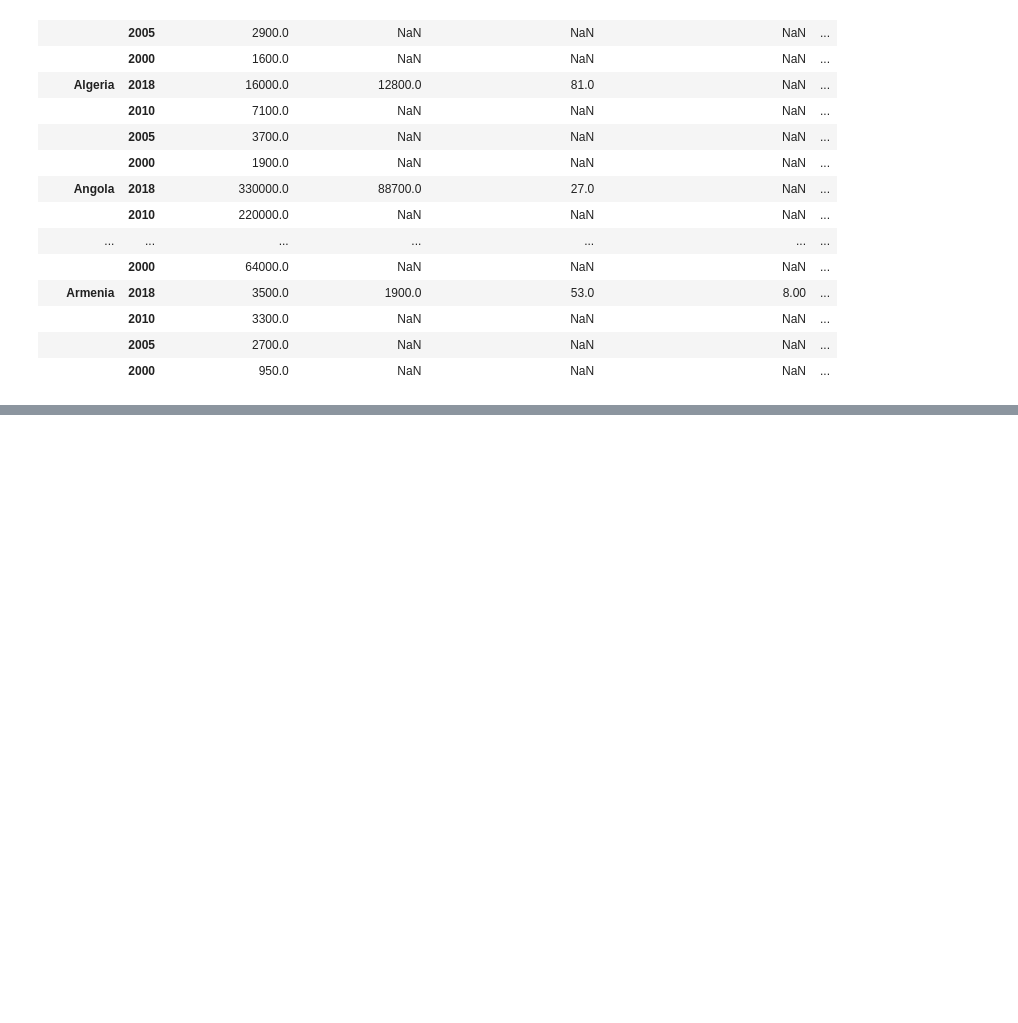
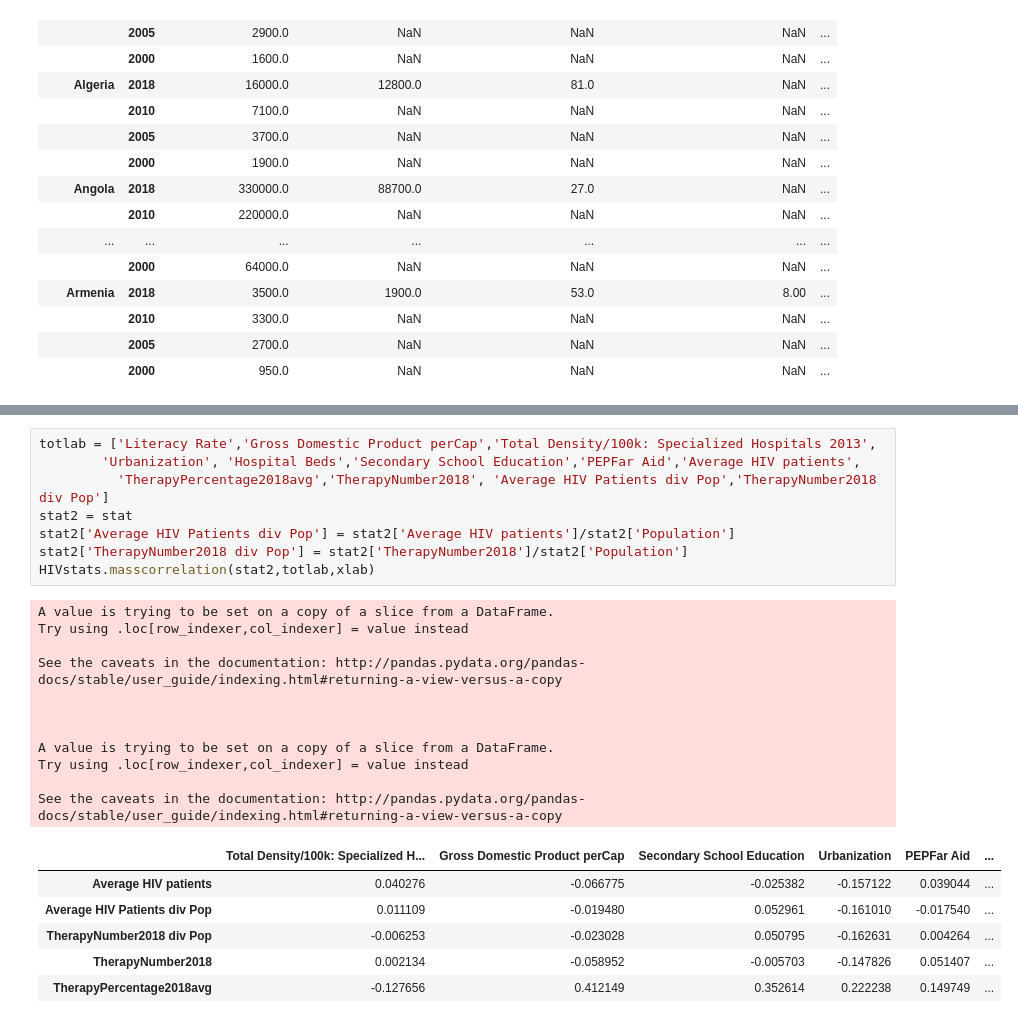
Before and after one commit to nvanrompaey/ImpactsHIVTreatment, a Jupyter notebook: CapstoneHIVtestings.ipynb, the cells around one changed output, grey strips where cells are left out. Cells and saved outputs as stored; diff of their text form; blank space fills up the shorter version.

```diff
--- a/CapstoneHIVtestings.ipynb
+++ b/CapstoneHIVtestings.ipynb
@@ -445,0 +500,26 @@ TypeError: nan is not a string
+# %%
+totlab = ['Literacy Rate','Gross Domestic Product perCap','Total Density/100k: Specialized Hospitals 2013',
+        'Urbanization', 'Hospital Beds','Secondary School Education','PEPFar Aid','Average HIV patients',
+          'TherapyPercentage2018avg','TherapyNumber2018', 'Average HIV Patients div Pop','TherapyNumber2018 div Pop']
+stat2 = stat
+stat2['Average HIV Patients div Pop'] = stat2['Average HIV patients']/stat2['Population']
+stat2['TherapyNumber2018 div Pop'] = stat2['TherapyNumber2018']/stat2['Population']
+HIVstats.masscorrelation(stat2,totlab,xlab)
+# %% [output]
+A value is trying to be set on a copy of a slice from a DataFrame.
+Try using .loc[row_indexer,col_indexer] = value instead
+
+See the caveats in the documentation: http://pandas.pydata.org/pandas-docs/stable/user_guide/indexing.html#returning-a-view-versus-a-copy
+
+
+
+A value is trying to be set on a copy of a slice from a DataFrame.
+Try using .loc[row_indexer,col_indexer] = value instead
+
+See the caveats in the documentation: http://pandas.pydata.org/pandas-docs/stable/user_guide/indexing.html#returning-a-view-versus-a-copy
+|  | Total Density/100k: Specialized H... | Gross Domestic Product perCap | Secondary School Education | Urbanization | PEPFar Aid | ... |
+| Average HIV patients | 0.040276 | -0.066775 | -0.025382 | -0.157122 | 0.039044 | ... |
+| Average HIV Patients div Pop | 0.011109 | -0.019480 | 0.052961 | -0.161010 | -0.017540 | ... |
+| TherapyNumber2018 div Pop | -0.006253 | -0.023028 | 0.050795 | -0.162631 | 0.004264 | ... |
+| TherapyNumber2018 | 0.002134 | -0.058952 | -0.005703 | -0.147826 | 0.051407 | ... |
+| TherapyPercentage2018avg | -0.127656 | 0.412149 | 0.352614 | 0.222238 | 0.149749 | ... |
```
Also changed, not shown: parts of 20 cells of this notebook, 2 other files.
